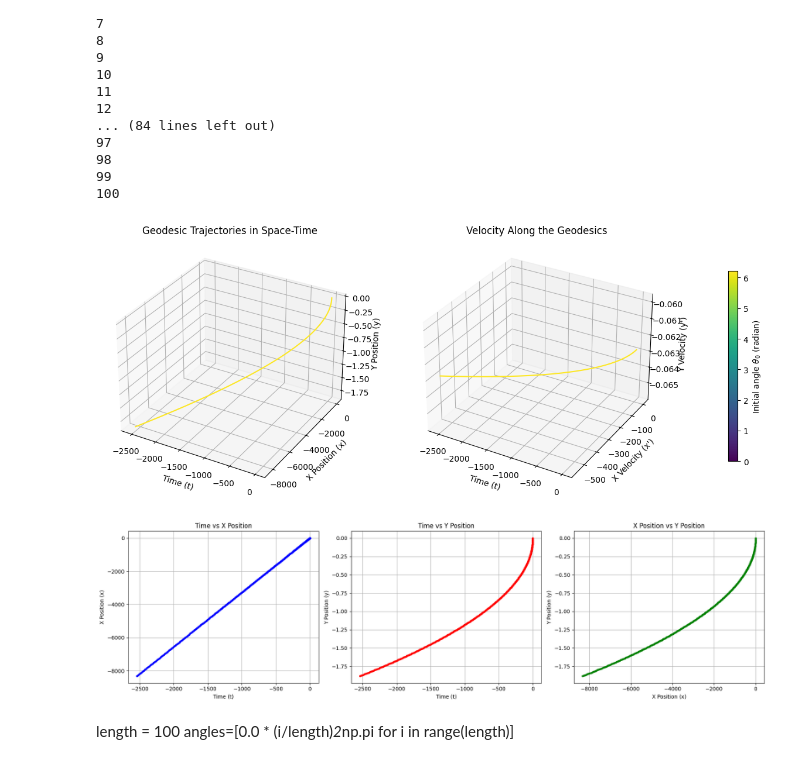
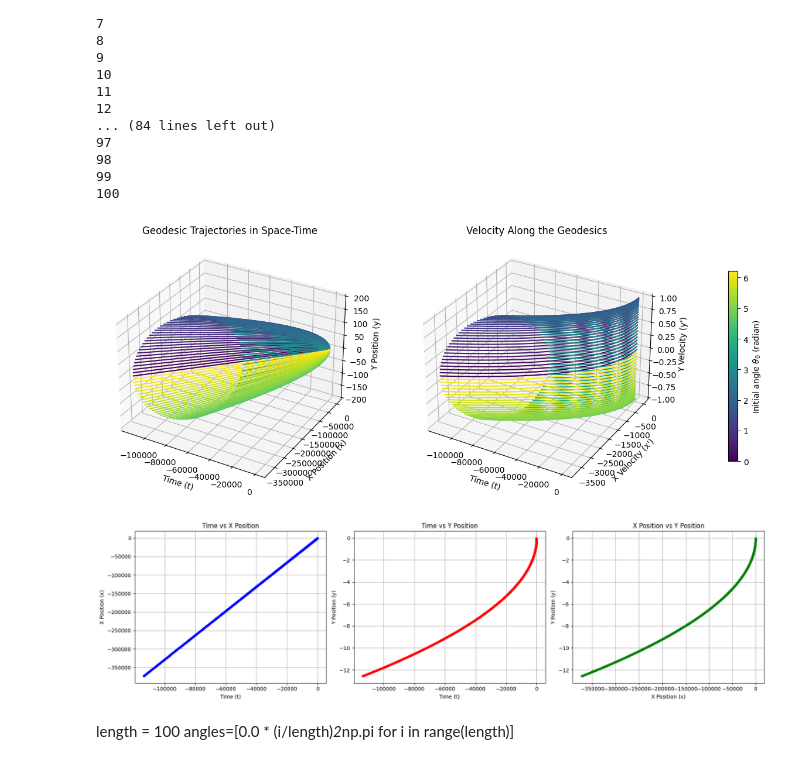
Before and after one commit to zanebeeai/GeneralRelativityStuff, a Jupyter notebook: Null_geodesic_trajectories/geodesic.ipynb, the cells around one changed output. Drawn from its saved outputs; the diff is of its cells as text; code cells hidden in the pictures.

```diff
--- a/Null_geodesic_trajectories/geodesic.ipynb
+++ b/Null_geodesic_trajectories/geodesic.ipynb
@@ -140,7 +140,7 @@ for theta_0 in angles:
 
     # set up recursion
 
-    for i in range(300):
+    for i in range(2000):
         L_=L
         L+=dL
         dp=[
@@ -208,35 +208,35 @@ norm = Normalize(vmin=np.min(angles), vmax=np.max(angles))
 
 # Generate a color map ranging from 0 to 1 over the number of geodesics
 colors = cm.viridis(norm(angles))
 
-a = 99
+a = 0
 b = 99
 # Plotting each geodesic with its corresponding color
 for i, (geod, color) in enumerate(zip(geods, colors)):
   if i >= a and i <= b:
     lambdas = list(geod.keys())
     positions = [geod[key][0] for key in lambdas]
     velocities = [geod[key][1] for key in lambdas]
     ts, xs, ys = zip(*positions)
     tps, xps, yps = zip(*velocities)
 
     # Position plot
     ax.plot(ts, xs, ys, color=color)
 
     # Velocity plot
     ax2.plot(ts, xps, yps, color=color)
 
 # Create a colorbar as a legend
 sm = cm.ScalarMappable(cmap=cm.viridis, norm=norm)
 sm.set_array([])  # Dummy array for the colorbar
 
 # Add colorbar to the figure
 cbar = fig.colorbar(sm, ax=[ax, ax2], orientation='vertical', fraction=0.015, pad=0.1)
 cbar.set_label('Initial angle $\\theta_0$ (radian)')
 
 plt.show()
 # %% [output]
-[figure, old version]
+[figure, new version]
 # %%
 # Creating 2D plots for t-x, t-y, and x-y
 fig, (ax1, ax2, ax3) = plt.subplots(1, 3, figsize=(18, 5))  # 1 row, 3 columns
@@ -266,7 +266,7 @@ ax3.grid(True)
 plt.tight_layout()
 plt.show()
 # %% [output]
-[figure, old version]
+[figure, new version]
 # %% [markdown]
 
 length = 100
```
Also changed, not shown: parts of 2 cells of this notebook, 15 other files.
